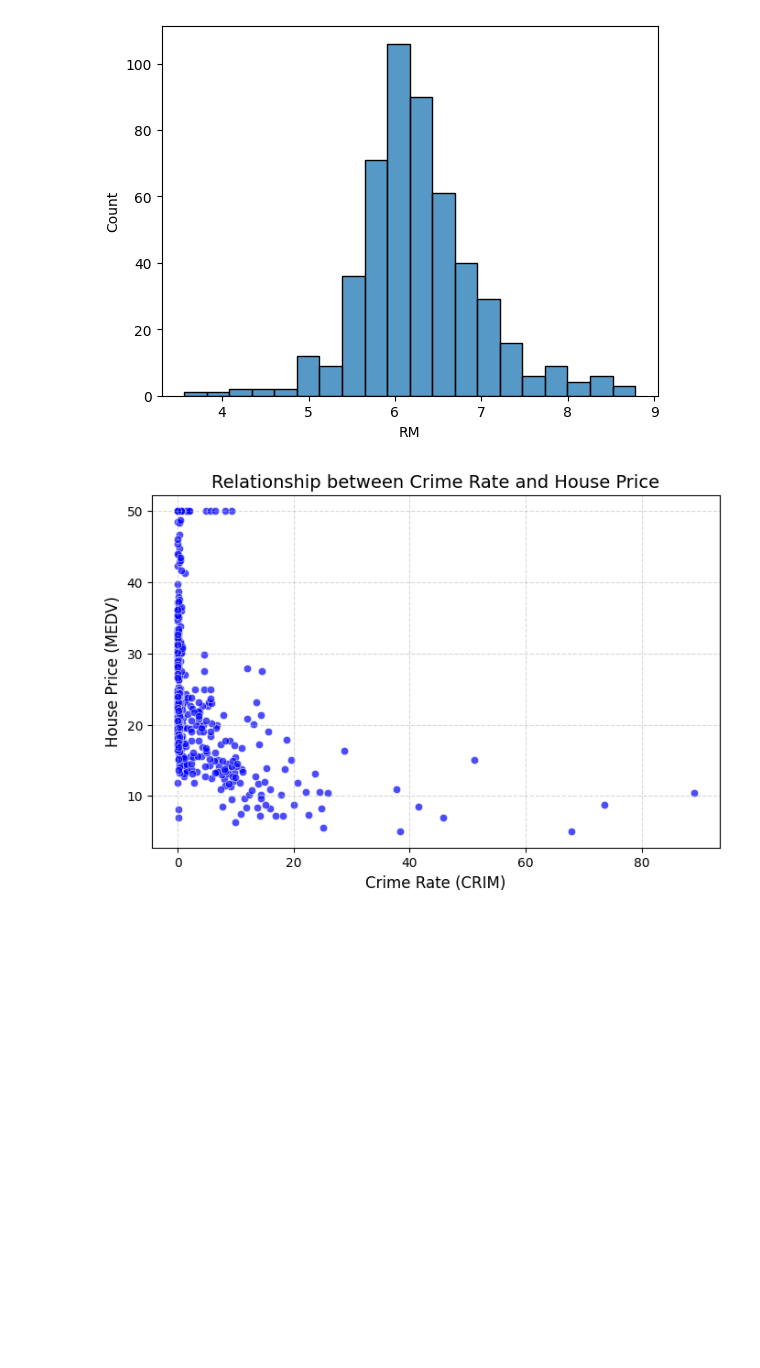
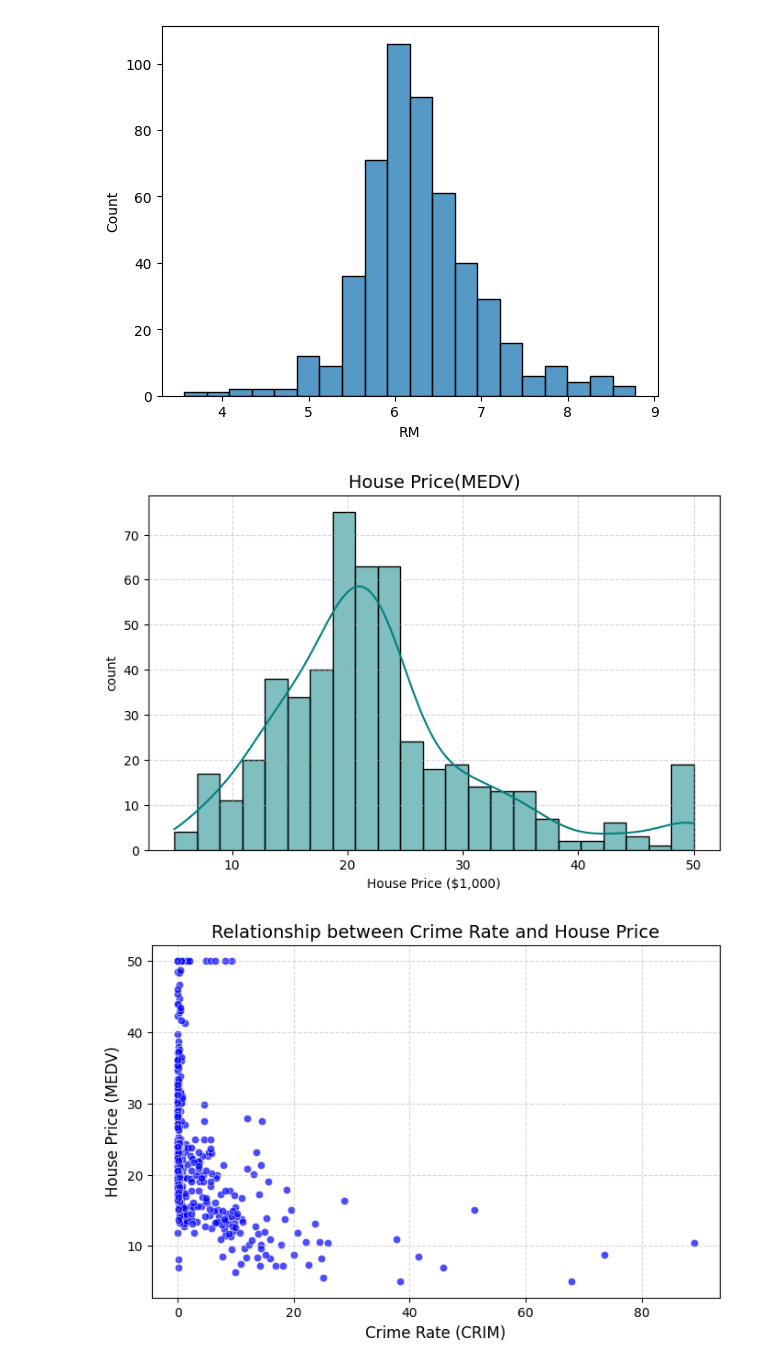
Before and after one commit to hw-coder92/Gwangju-AI-Academy, a Jupyter notebook: 06.EDA-분석/02.프로젝트/01-데이터분석-탐색적분석(EDA).ipynb, the cells around one changed output. Drawn from its saved outputs; the diff is of its cells as text; code cells hidden in the pictures; blank space fills up the shorter version.

```diff
--- a/06.EDA-분석/02.프로젝트/01-데이터분석-탐색적분석(EDA).ipynb
+++ b/06.EDA-분석/02.프로젝트/01-데이터분석-탐색적분석(EDA).ipynb
@@ -303,6 +305,18 @@ max        8.780000
 Name: RM, dtype: float64
 <Axes: xlabel='RM', ylabel='Count'>
 [figure]
+# %%
+# df_boston["MEDV"].value_counts() 주택 가격 단변량 분석
+plt.figure(figsize=(8, 5))
+sns.histplot(df_boston['MEDV'], kde=True, color='teal')
+
+plt.title('House Price(MEDV)', fontsize=14)
+plt.xlabel('House Price ($1,000)')
+plt.ylabel('count')
+plt.grid(True, linestyle='--', alpha=0.5)
+plt.show()
+# %% [output]
+[figure, added]
 # %%
 # 이변량 분석
 # CRIM ↔ MEDV
```
Also changed, not shown: parts of 7 cells of this notebook.
